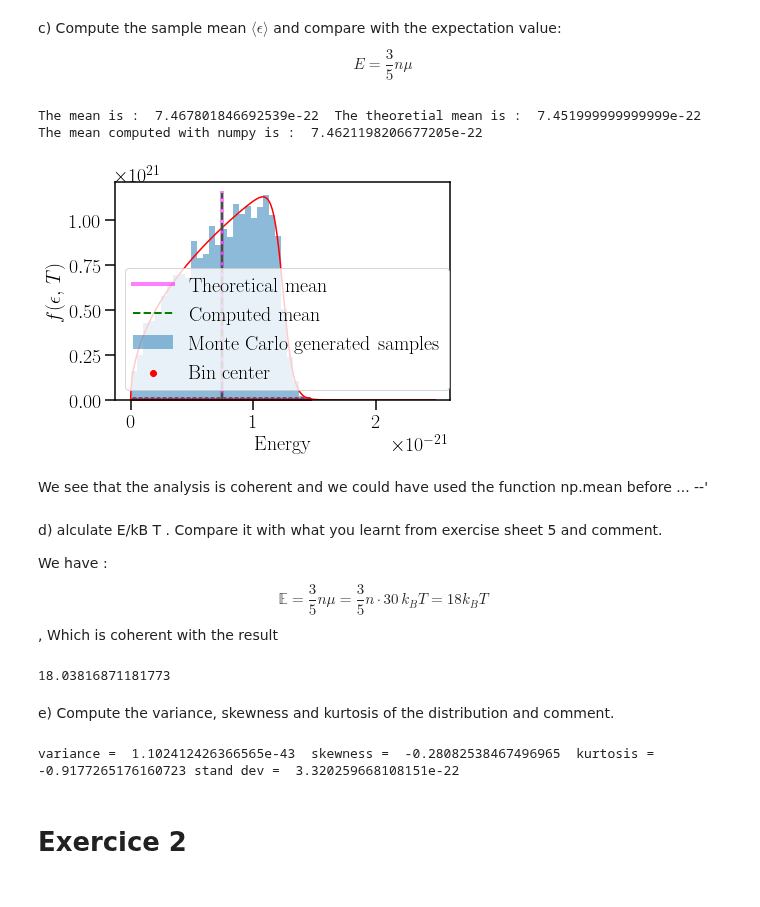
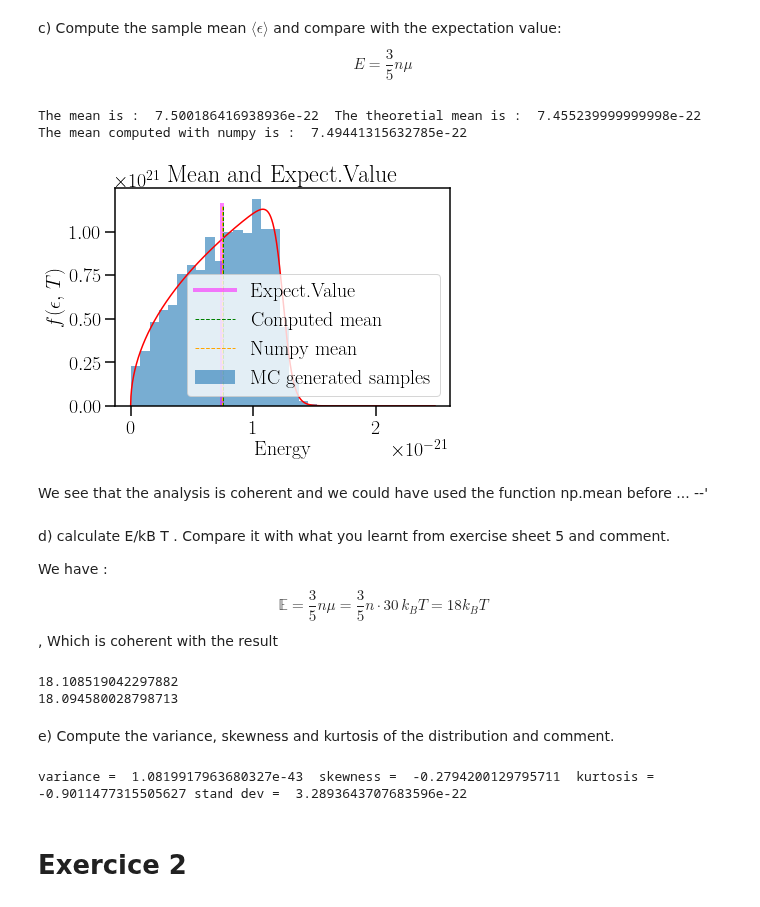
Before and after one commit to Nayaqs/stats, a Jupyter notebook: FinalProject.ipynb, the cells around one changed output. Cells and saved outputs as stored; diff of their text form; code cells hidden in the pictures.

```diff
--- a/FinalProject.ipynb
+++ b/FinalProject.ipynb
@@ -5,6 +5,7 @@ import numpy as np
 import matplotlib.pyplot as plt
 import scipy.stats as stats
 import math
+import random
 ## - - - - - - - - - - - - - - - - - - - - - - - - - - -
 ##      plotting properties
 ## - - - - - - - - - - - - - - - - - - - - - - - - - - -
@@ -27,11 +28,13 @@ plt.rcParams.update({
 plt.rcParams.update({'font.size': 20})
 
 m=40*1.66*1e-27
-kb=1.38*1e-23
+kb=1.3806*1e-23
 T=3
 mu = 30*kb*T
 A=3.5e+31
+beta = 1/(kb*T)
 n=1
+meanTH = (3/5)*n*mu
 # %% [markdown]
 Let's plot the function to see the result
 # %%
@@ -99,32 +166,36 @@ E = \dfrac{3}{5}n\mu
 $$
 # %%
 #Define the Width and the bin centers
-data = Egenerator(N, 3)
-content,bin_edges, _ = plt.hist(data, density=True, bins =30, alpha = 0.5, label = "Monte Carlo generated samples")
+#data = Egenerator(N, 3)
+content,bin_edges, _ = plt.hist(data, density=True, bins =nBins, alpha = 0.6, label = "MC generated samples")
 binWidth = (bin_edges[1] - bin_edges[0])
 xCoords = bin_edges[:-1] + binWidth/2
-plt.scatter(list(xCoords), np.zeros(len(xCoords)), color = "red", label = "Bin center")
+#plt.scatter(list(xCoords), np.zeros(len(xCoords)), color = "red", label = "Bin center")
 
 #compute the mean explicitely
 mean = np.sum(content*xCoords) *binWidth
 meanTH = (3/5)*n*mu
+m = np.mean(data)
+
 
 plt.plot(xfunc,yfunc, color = "red")
-plt.plot([meanTH, meanTH], [0, fmax], color = "magenta",alpha = 0.5, lw = 4, label = "Theoretical mean")
-plt.plot([mean, mean], [0, fmax], '--', color = "green", lw = 2, label = "Computed mean")
+plt.plot([meanTH, meanTH], [0, fmax], color = "magenta",alpha = 0.5, lw = 4, label = "Expect.Value")
+plt.plot([mean, mean], [0, fmax], '--', color = "green", lw = 1, label = "Computed mean")
+plt.plot([m, m], [0, fmax], '--', color = "orange", lw = 1, label = "Numpy mean")
+
 plt.xlabel("Energy")
 plt.ylabel("$f(\epsilon,\,T)$")
 plt.legend()
+plt.title("Mean and Expect.Value")
 
-m = np.mean(Egenerator(N,3))
 print("The mean is : " ,mean, " The theoretial mean is : " , meanTH, " The mean computed with numpy is : ", m)
 # %% [output]
-The mean is :  7.467801846692539e-22  The theoretial mean is :  7.451999999999999e-22  The mean computed with numpy is :  7.4621198206677205e-22
+The mean is :  7.500186416938936e-22  The theoretial mean is :  7.455239999999998e-22  The mean computed with numpy is :  7.49441315632785e-22
-[figure, old version]
+[figure, new version]
 # %% [markdown]
 We see that the analysis is coherent and we could have used the function np.mean before ... --'
 # %% [markdown]
-d) alculate E/kB T . Compare it with what you learnt from exercise sheet 5 and comment.
+d) calculate E/kB T . Compare it with what you learnt from exercise sheet 5 and comment.
 
 We have :
 $$
@@ -133,19 +204,22 @@ $$
 , Which is coherent with the result
 # %%
 print(mean/(kb*T))
+print(m/(kb*T))
 # %% [output]
-18.03816871181773
+18.108519042297882
+18.094580028798713
 # %% [markdown]
 e) Compute the variance, skewness and kurtosis of the distribution and comment.
 # %%
-v       = np.var(Egenerator(N,3))
-s       = stats.skew(Egenerator(N,3))
-k       = stats.kurtosis(Egenerator(N,3))
+v       = np.var(data)
+s       = stats.skew(data)
+k       = stats.kurtosis(data)
 stdev   = np.sqrt(v)
+stdev_APP = stdev
 
 print("variance = ", v , " skewness = ", s , " kurtosis = ", k, "stand dev = ", stdev)
 # %% [output]
-variance =  1.102412426366565e-43  skewness =  -0.28082538467496965  kurtosis =  -0.9177265176160723 stand dev =  3.320259668108151e-22
+variance =  1.0819917963680327e-43  skewness =  -0.2794200129795711  kurtosis =  -0.9011477315505627 stand dev =  3.2893643707683596e-22
 # %% [markdown]
 # Exercice 2
 # %% [markdown]
```
Also changed, not shown: parts of 85 cells of this notebook.
